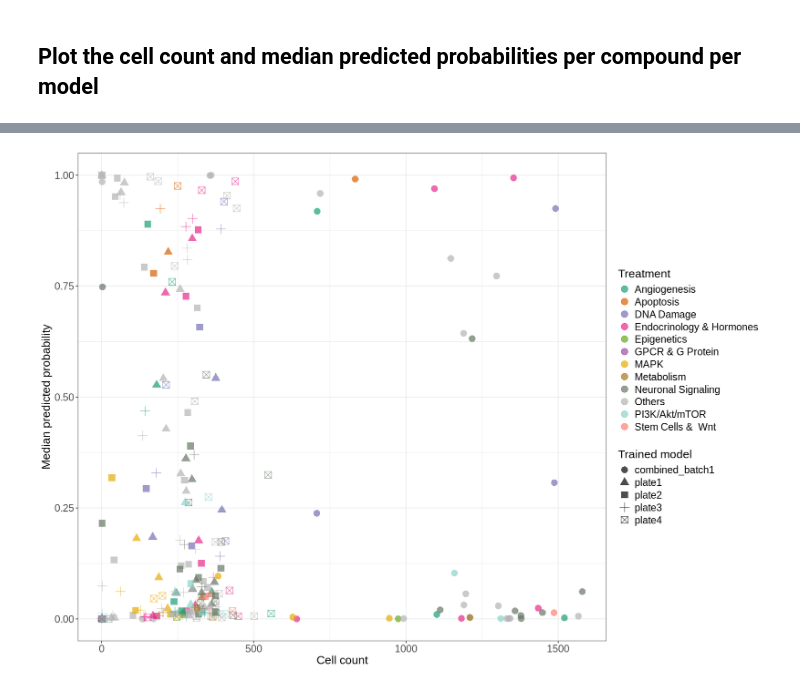
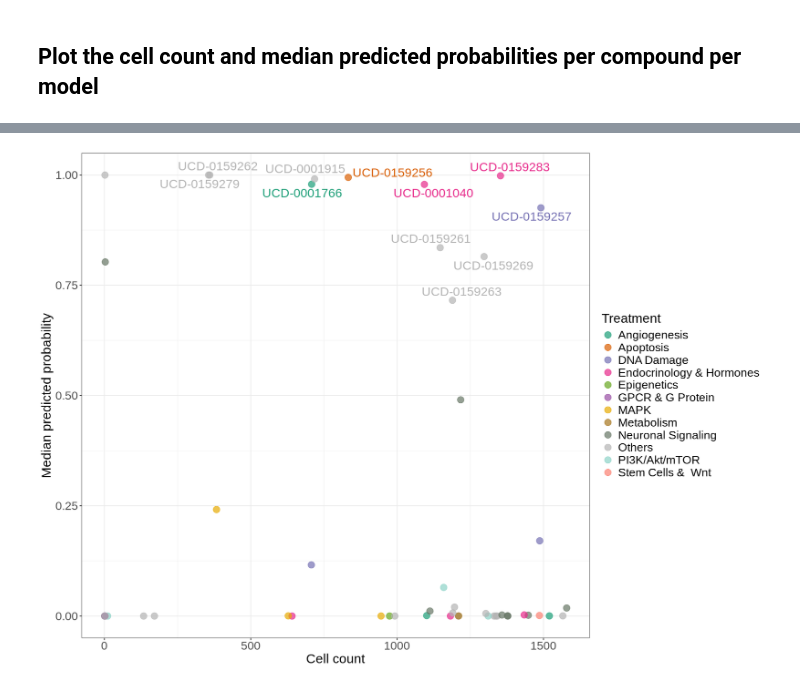
Before and after one commit to WayScience/targeted_fibrosis_drug_screen, a Jupyter notebook: 3a.train_individual_models/5.vis_probabilities.ipynb, the cells around one changed output, grey strips where cells are left out. Drawn from its saved outputs; the diff is of its cells as text; code cells hidden in the pictures.

```diff
--- a/3a.train_individual_models/5.vis_probabilities.ipynb
+++ b/3a.train_individual_models/5.vis_probabilities.ipynb
@@ -136,50 +165,38 @@ custom_palette <- c(
   "#e6ab02",
   "#a6761d",
   "#667665",
   "#b3b3b3",
   "#8dd3c7",
   "#fb8072"
 )
 
-# Calculate the median predicted probability and cell count per compound per model
-summary_data <- filtered_df %>%
-    group_by(Metadata_treatment, model_name) %>%
-    summarise(
-        median_predicted_proba = median(predicted_probas),
-        cell_count = n(),
-        .groups = "drop"
-    ) %>%
-    left_join(
-        filtered_df %>% distinct(Metadata_treatment, Metadata_Pathway),
-        by = "Metadata_treatment"
-    )
-
 height <- 10
 width <- 14
 options(repr.plot.width = width, repr.plot.height = height)
 
 # Generate scatterplot for probability and cell count
-count_probas_plot <- ggplot(summary_data, aes(x = cell_count, y = median_predicted_proba, color = Metadata_Pathway, shape = model_name)) +
+count_probas_plot <- ggplot(summary_data, aes(x = cell_count, y = median_predicted_proba, color = Metadata_Pathway)) +
     geom_point(size = 4, alpha = 0.7) +
+    geom_text_repel(data = subset(summary_data, high_count_and_proba == TRUE), aes(label = Metadata_treatment),
+                    size = 6, box.padding = 0.35, point.padding = 0.5, max.overlaps = 20, show.legend = FALSE) +  # Add labels
     scale_color_manual(values = custom_palette) +  # Use the custom color palette
     labs(
         x = "Cell count",
         y = "Median predicted probability",
         color = "Treatment",
-        shape = "Trained model"
     ) +
     theme_bw() +
     theme(
         legend.position = "right",
-        legend.title = element_text(size = 16),
-        axis.text = element_text(size = 14),
-        axis.title = element_text(size = 16),
-        legend.text = element_text(size = 14)
+        legend.title = element_text(size = 18),
+        legend.text = element_text(size = 16),
+        axis.text = element_text(size = 16),
+        axis.title = element_text(size = 18)
     )
 
 # Save the scatterplot
 ggsave(paste0(figures_dir, "/batch1_median_proba_vs_cell_count_compounds.png"), count_probas_plot, height = height, width = width, dpi = 500)
 
 count_probas_plot
 # %% [output]
-[figure, old version]
+[figure, new version]
```
Also changed, not shown: parts of 9 cells of this notebook, 28 other files.
